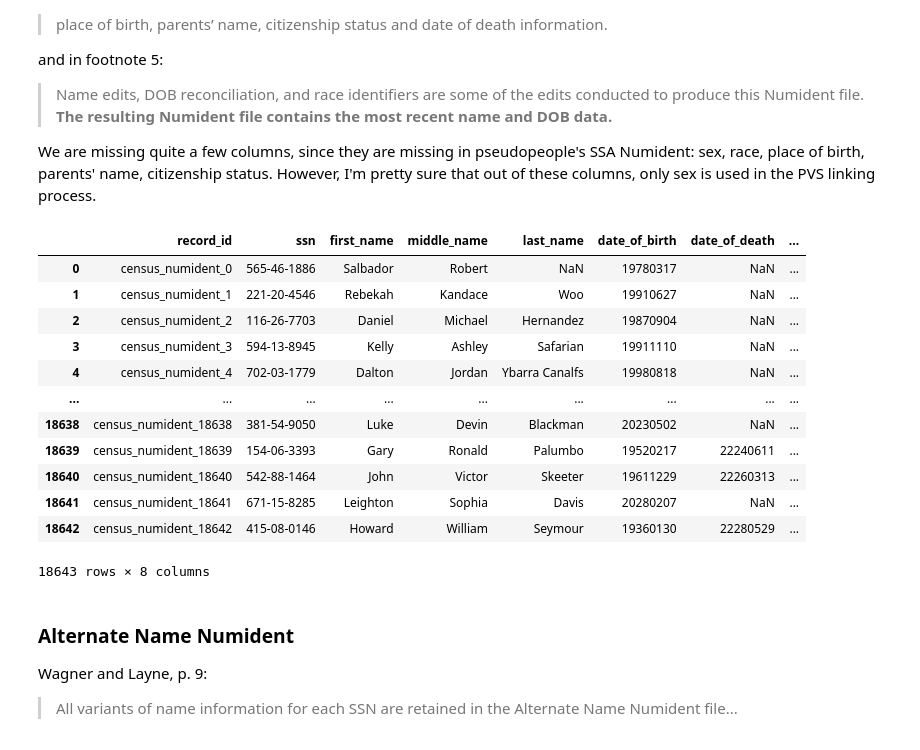
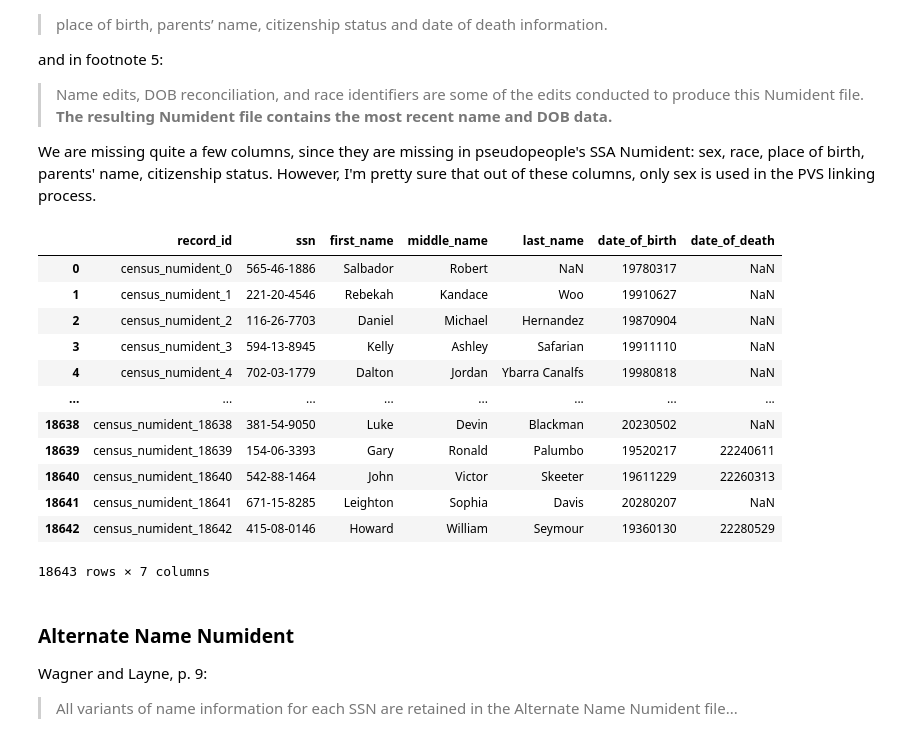
Before and after one commit to ihmeuw/person_linkage_case_study, a Jupyter notebook: linkage/pvs_like_case_study/generate_simulated_data/generate_simulated_data_small_sample.ipynb, the cells around one changed output. Cells and saved outputs as stored; diff of their text form; code cells hidden in the pictures.

```diff
--- a/linkage/pvs_like_case_study/generate_simulated_data/generate_simulated_data_small_sample.ipynb
+++ b/linkage/pvs_like_case_study/generate_simulated_data/generate_simulated_data_small_sample.ipynb
@@ -19,0 +110,3 @@ from the pseudopeople defaults.
+# %%
+assert data_to_use in ('small_sample', 'usa')
+pseudopeople_input_dir = None if data_to_use == 'small_sample' else '/mnt/team/simulation_science/priv/engineering/vivarium_census_prl_synth_pop/results/release_02_yellow/full_data/united_states_of_america/2023_07_28_08_33_09/final_results/2023_08_16_09_58_54/pseudopeople_input_data_usa/'
@@ -173,11 +311,21 @@ Social Security transaction records through **March** of each year" (p. 105),
 though it isn't clear when in the year the Census Numident is actually re-created.
 
 The SSA Numident is supposed to contain a sex column, but it currently doesn't in pseudopeople.
+# %%
+psp_kwargs = {
+    'config': custom_configuration,
+    'source': pseudopeople_input_dir,
+}
+if 'modin' in compute_engine:
+    engine_kwargs['engine'] = 'modin'
 # %%
 %%time
 
-ssa_numident = psp.generate_social_security(year=2029, config=custom_configuration)
+ssa_numident = psp.generate_social_security(
+    year=2029,
+    **psp_kwargs,
+)
 ssa_numident = add_unique_record_id(ssa_numident, 'ssa_numident')
-ssa_numident = record_id_to_single_source_record(ssa_numident)
+ssa_numident_source_record_pairs = record_id_to_single_source_record_pairs(ssa_numident)
 ssa_numident
 # %% [output]
@@ -399,56 +560,60 @@ def fill_dates(df, fill_with):
 def best_data_from_columns(df, columns, best_is_latest=True):
     # We don't want to throw out events with a missing/invalid date, so we'll fill them with the value *least* likely to be chosen
     # (earlier than all values if taking the latest, later than all values if taking the earliest).
     fill_with = 'earliest' if best_is_latest else 'latest'
 
-    return (
+    result = (
         df
             # Without mutating the existing date column, get one that is actually
             # a date type and can be used for sorting.
-            .assign(event_date_for_sort=lambda df: fill_dates(df, fill_with=fill_with))
+            # Note: we actually convert this to an integer for sorting purposes, because Modin was having trouble
+            # sorting by it as an actual datetime
+            .assign(event_date_for_sort=lambda df: fill_dates(df, fill_with=fill_with).astype(np.int64) // 10 ** 9)
             .sort_values('event_date_for_sort')
             .dropna(subset=columns, how='all')
             .drop_duplicates('ssn', keep=('last' if best_is_latest else 'first'))
             [['record_id', 'ssn'] + columns]
-            .pipe(record_id_to_single_source_record)
     )
+    return result, record_id_to_single_source_record_pairs(result)
 
-best_name = best_data_from_columns(
+best_name, best_name_source_record_pairs = best_data_from_columns(
     ssa_numident,
     columns=['first_name', 'middle_name', 'last_name'],
 )
 
-best_date_of_birth = best_data_from_columns(
+best_date_of_birth, best_date_of_birth_source_record_pairs = best_data_from_columns(
     ssa_numident,
     columns=['date_of_birth'],
 )
 
-best_date_of_death = best_data_from_columns(
+best_date_of_death, best_date_of_death_source_record_pairs = best_data_from_columns(
     ssa_numident[ssa_numident.event_type == 'death'],
     columns=['event_date'],
-).rename(columns={'event_date': 'date_of_death'})
+)
+best_date_of_death = best_date_of_death.rename(columns={'event_date': 'date_of_death'})
 
-census_numident = merge_preserving_source_records(
+census_numident, census_numident_source_record_pairs = merge_preserving_source_records(
     [best_name, best_date_of_birth, best_date_of_death],
+    [best_name_source_record_pairs, best_date_of_birth_source_record_pairs, best_date_of_death_source_record_pairs],
+    new_record_id_prefix='census_numident',
     on='ssn',
-    how='outer',
+    how='left',
 )
-census_numident = add_unique_record_id(census_numident, 'census_numident')
 census_numident
 # %% [output]
-|  | record_id | ssn | first_name | middle_name | last_name | date_of_birth | date_of_death | ... |
-| 0 | census_numident_0 | 565-46-1886 | Salbador | Robert | NaN | 19780317 | NaN | ... |
-| 1 | census_numident_1 | 221-20-4546 | Rebekah | Kandace | Woo | 19910627 | NaN | ... |
-| 2 | census_numident_2 | 116-26-7703 | Daniel | Michael | Hernandez | 19870904 | NaN | ... |
-| 3 | census_numident_3 | 594-13-8945 | Kelly | Ashley | Safarian | 19911110 | NaN | ... |
-| 4 | census_numident_4 | 702-03-1779 | Dalton | Jordan | Ybarra Canalfs | 19980818 | NaN | ... |
-| ... | ... | ... | ... | ... | ... | ... | ... | ... |
-| 18638 | census_numident_18638 | 381-54-9050 | Luke | Devin | Blackman | 20230502 | NaN | ... |
-| 18639 | census_numident_18639 | 154-06-3393 | Gary | Ronald | Palumbo | 19520217 | 22240611 | ... |
-| 18640 | census_numident_18640 | 542-88-1464 | John | Victor | Skeeter | 19611229 | 22260313 | ... |
-| 18641 | census_numident_18641 | 671-15-8285 | Leighton | Sophia | Davis | 20280207 | NaN | ... |
-| 18642 | census_numident_18642 | 415-08-0146 | Howard | William | Seymour | 19360130 | 22280529 | ... |
+|  | record_id | ssn | first_name | middle_name | last_name | date_of_birth | date_of_death |
+| 0 | census_numident_0 | 565-46-1886 | Salbador | Robert | NaN | 19780317 | NaN |
+| 1 | census_numident_1 | 221-20-4546 | Rebekah | Kandace | Woo | 19910627 | NaN |
+| 2 | census_numident_2 | 116-26-7703 | Daniel | Michael | Hernandez | 19870904 | NaN |
+| 3 | census_numident_3 | 594-13-8945 | Kelly | Ashley | Safarian | 19911110 | NaN |
+| 4 | census_numident_4 | 702-03-1779 | Dalton | Jordan | Ybarra Canalfs | 19980818 | NaN |
+| ... | ... | ... | ... | ... | ... | ... | ... |
+| 18638 | census_numident_18638 | 381-54-9050 | Luke | Devin | Blackman | 20230502 | NaN |
+| 18639 | census_numident_18639 | 154-06-3393 | Gary | Ronald | Palumbo | 19520217 | 22240611 |
+| 18640 | census_numident_18640 | 542-88-1464 | John | Victor | Skeeter | 19611229 | 22260313 |
+| 18641 | census_numident_18641 | 671-15-8285 | Leighton | Sophia | Davis | 20280207 | NaN |
+| 18642 | census_numident_18642 | 415-08-0146 | Howard | William | Seymour | 19360130 | 22280529 |
-18643 rows × 8 columns
+18643 rows × 7 columns
 # %% [markdown]
 ### Alternate Name Numident
 
```
Also changed, not shown: parts of 81 cells of this notebook, 12 other files.
